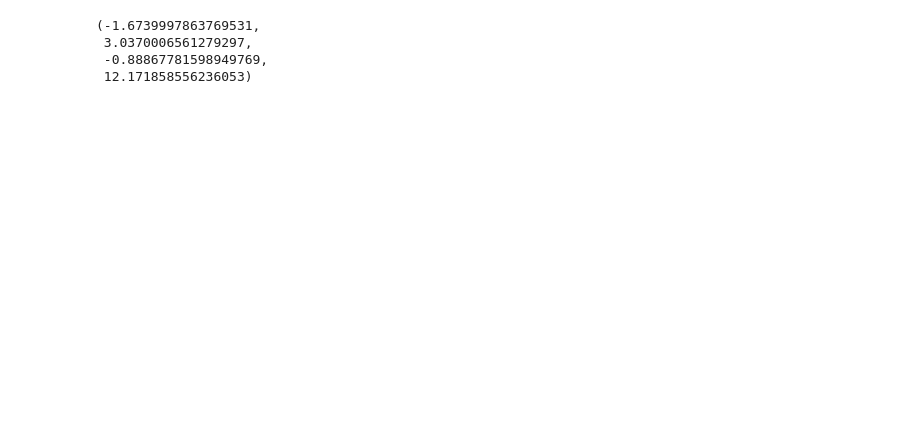
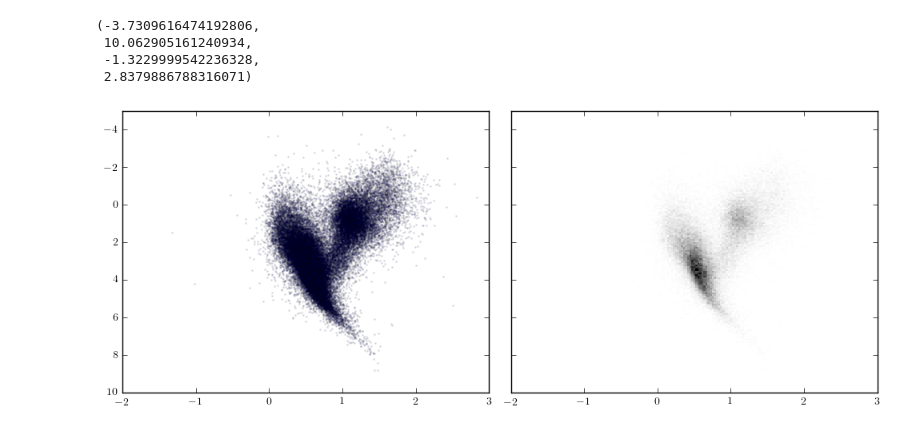
Before and after one commit to errai34/Starlight, a Jupyter notebook: notebooks/Simple HHRD applied to TGAS.ipynb, the cells around one changed output. Drawn from its saved outputs; the diff is of its cells as text; code cells hidden in the pictures; blank space fills up the shorter version.

```diff
--- a/notebooks/Simple HHRD applied to TGAS.ipynb
+++ b/notebooks/Simple HHRD applied to TGAS.ipynb
@@ -82,24 +93,48 @@ Number of objects= 305228
 # %%
-nobj = len(df)
+nobj = int(5e4) # len(df) #
 sel = np.random.choice(len(df), nobj, replace=False)
 
 varpi = df[['parallax']].values[sel, :].ravel().astype(np.double)
 varpi_err = df[['parallax_error']].values[sel, :].ravel().astype(np.double)
-varpi_err = np.sqrt(varpi_err**2 + 0.3**2)
 
-obsmags = df[['vmag']].values[sel, :].astype(np.double).ravel()
+ls = df[['l']].values[sel, :].ravel().astype(np.double)
+bs = df[['b']].values[sel, :].ravel().astype(np.double)
+distances = (1/varpi)
+coords = SkyCoord(ls*units.deg, bs*units.deg, distance=distances*units.pc, frame='galactic')
+ebv = bayestar(coords, mode='median')
+ebv2 = sfd(coords)
+ind2 = ~np.isfinite(ebv)
+ebv[ind2] = 0 #ebv2[ind2]
+
+B_RedCoeff = 3.626
+V_RedCoeff = 2.742
+
+obsmags = df[['vmag']].values[sel, :].astype(np.double).ravel() - ebv * V_RedCoeff
 obsmags_err = df[['e_vmag']].values[sel, :].astype(np.double).ravel()
 
 ncols = 1
-obscolors = df[['bmag']].values[sel, :].astype(np.double) - obsmags[:, None]
+obscolors = df[['bmag']].values[sel, :].astype(np.double) - ebv[:, None] * B_RedCoeff - obsmags[:, None]
 obscolors_err = np.sqrt(df[['e_bmag']].values[sel, :].astype(np.double)**2 + obsmags_err[:, None]**2)
 
 obsabsmag = obsmags + 5*np.log10(varpi) - 10
-obscolors.min(), obscolors.max(), obsabsmag.min(), obsabsmag.max()
+obsabsmagG = df[['phot_g_mean_mag']].values[sel, :].astype(np.double).ravel() + 5*np.log10(varpi) - 10
+obsabsmag.min(), obsabsmag.max(), obscolors.min(), obscolors.max()
 # %% [output]
-(-1.6739997863769531,
- 3.0370006561279297,
- -0.88867781598949769,
- 12.171858556236053)
+(-3.7309616474192806,
+ 10.062905161240934,
+ -1.3229999542236328,
+ 2.8379886788316071)
+# %%
+fig, axs = plt.subplots(1, 2, figsize=(10, 4), sharex=True, sharey=True)
+ind2 = obscolors[:, 0] > -2
+ind2 &= obscolors[:, 0] < 3
+ind2 &= np.isfinite(ebv)
+axs[0].scatter(obscolors[ind2, 0], obsabsmagG[ind2], s=1, alpha=0.1)
+axs[1].hist2d(obscolors[ind2].ravel(), obsabsmagG[ind2], 150, cmap="gray_r")
+axs[0].set_ylim([10, -5])
+axs[0].set_xlim([-2, 3])
+fig.tight_layout()
+# %% [output]
+[figure, added]
 # %%
 # Construct tiling of mag-color space
```
Also changed, not shown: parts of 79 cells of this notebook, 21 other files.
